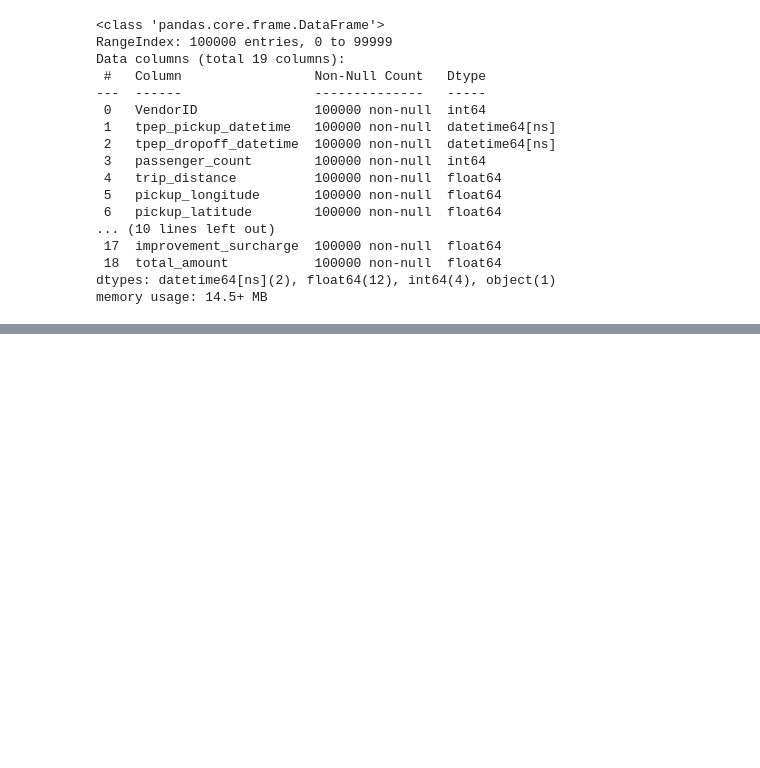
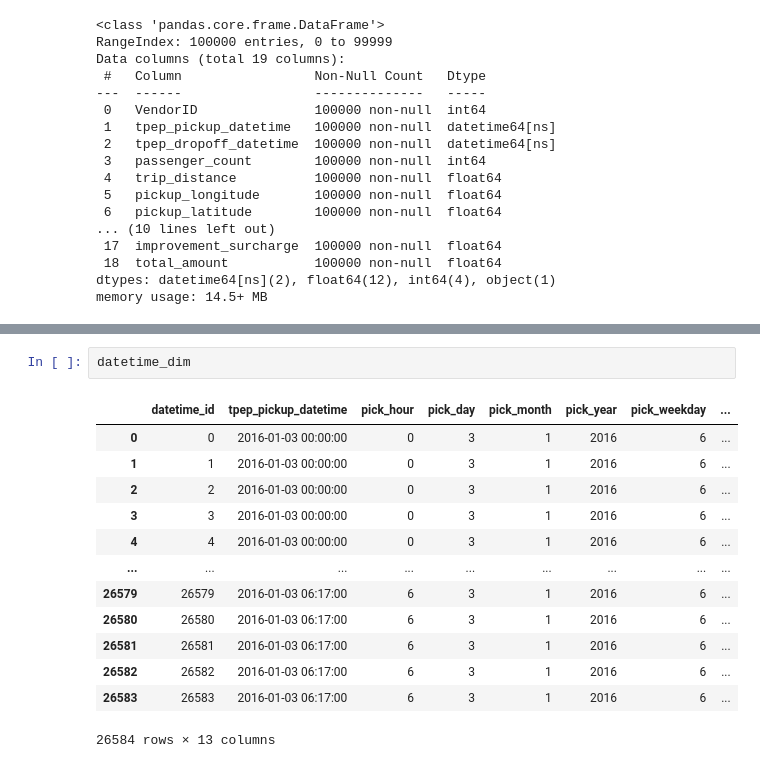
Before and after one commit to Beneroms/portfolio, a Jupyter notebook: UBER_ETL_PIPELINE_PROJECT.ipynb, the cells around one changed output, grey strips where cells are left out. Drawn from its saved outputs; the diff is of its cells as text; blank space fills up the shorter version.

```diff
--- a/UBER_ETL_PIPELINE_PROJECT.ipynb
+++ b/UBER_ETL_PIPELINE_PROJECT.ipynb
@@ -65,0 +118,16 @@ memory usage: 14.5+ MB
+# %%
+datetime_dim
+# %% [output]
+|  | datetime_id | tpep_pickup_datetime | pick_hour | pick_day | pick_month | pick_year | pick_weekday | ... |
+| 0 | 0 | 2016-01-03 00:00:00 | 0 | 3 | 1 | 2016 | 6 | ... |
+| 1 | 1 | 2016-01-03 00:00:00 | 0 | 3 | 1 | 2016 | 6 | ... |
+| 2 | 2 | 2016-01-03 00:00:00 | 0 | 3 | 1 | 2016 | 6 | ... |
+| 3 | 3 | 2016-01-03 00:00:00 | 0 | 3 | 1 | 2016 | 6 | ... |
+| 4 | 4 | 2016-01-03 00:00:00 | 0 | 3 | 1 | 2016 | 6 | ... |
+| ... | ... | ... | ... | ... | ... | ... | ... | ... |
+| 26579 | 26579 | 2016-01-03 06:17:00 | 6 | 3 | 1 | 2016 | 6 | ... |
+| 26580 | 26580 | 2016-01-03 06:17:00 | 6 | 3 | 1 | 2016 | 6 | ... |
+| 26581 | 26581 | 2016-01-03 06:17:00 | 6 | 3 | 1 | 2016 | 6 | ... |
+| 26582 | 26582 | 2016-01-03 06:17:00 | 6 | 3 | 1 | 2016 | 6 | ... |
+| 26583 | 26583 | 2016-01-03 06:17:00 | 6 | 3 | 1 | 2016 | 6 | ... |
+26584 rows × 13 columns
```
Also changed, not shown: parts of 15 cells of this notebook.
